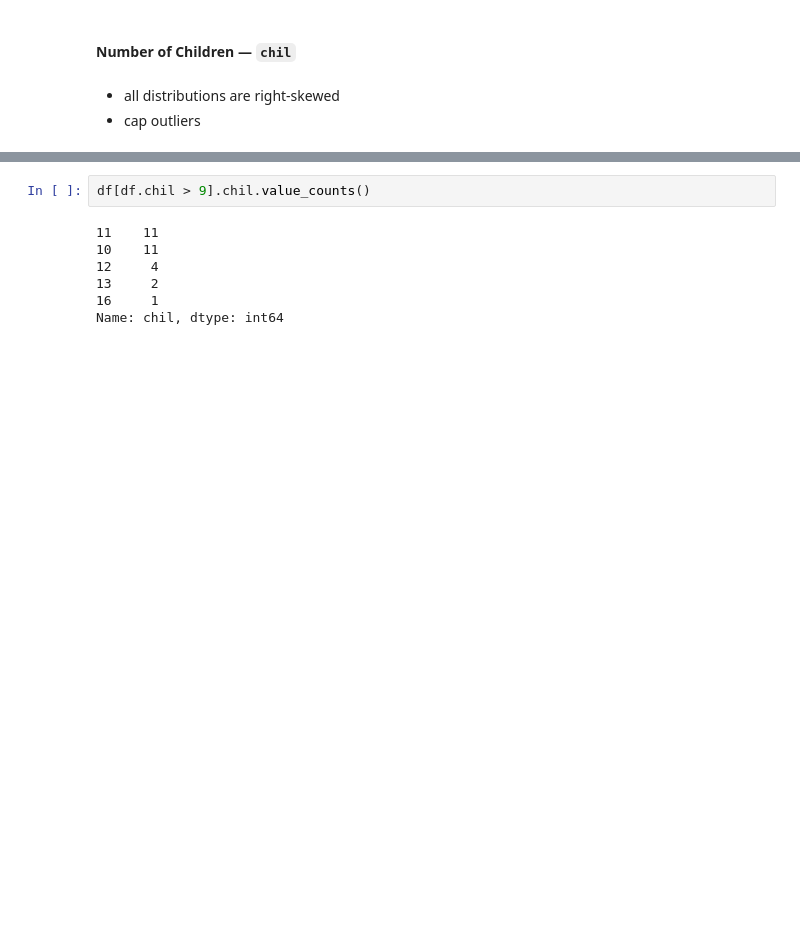
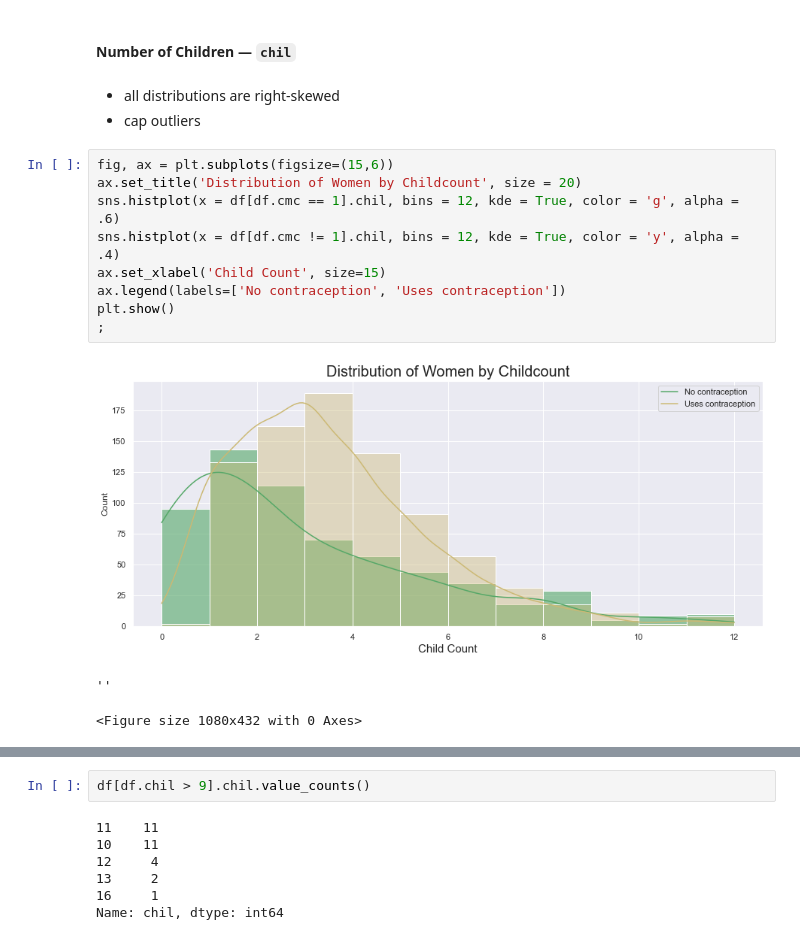
Before and after one commit to mike-flanagan/contraceptive-use-in-indonesia, a Jupyter notebook: MIKE_EDA.ipynb, the cells around one changed output, grey strips where cells are left out. Drawn from its saved outputs; the diff is of its cells as text; blank space fills up the shorter version.

```diff
--- a/MIKE_EDA.ipynb
+++ b/MIKE_EDA.ipynb
@@ -318,5 +318,18 @@ g = sns.catplot(x = 'hus_edu', col = 'cmc', col_wrap = 3,
 # %% [markdown]
 - all distributions are right-skewed
 - cap outliers
+# %%
+fig, ax = plt.subplots(figsize=(15,6))
+ax.set_title('Distribution of Women by Childcount', size = 20)
+sns.histplot(x = df[df.cmc == 1].chil, bins = 12, kde = True, color = 'g', alpha = .6)
+sns.histplot(x = df[df.cmc != 1].chil, bins = 12, kde = True, color = 'y', alpha = .4)
+ax.set_xlabel('Child Count', size=15)
+ax.legend(labels=['No contraception', 'Uses contraception'])
+plt.show()
+;
+# %% [output]
+[figure, added]
+''
+<Figure size 1080x432 with 0 Axes>
 # %%
 fig, ax = plt.subplots(figsize=(15,6))
```
Also changed, not shown: parts of 2 cells of this notebook, 20 other files.
